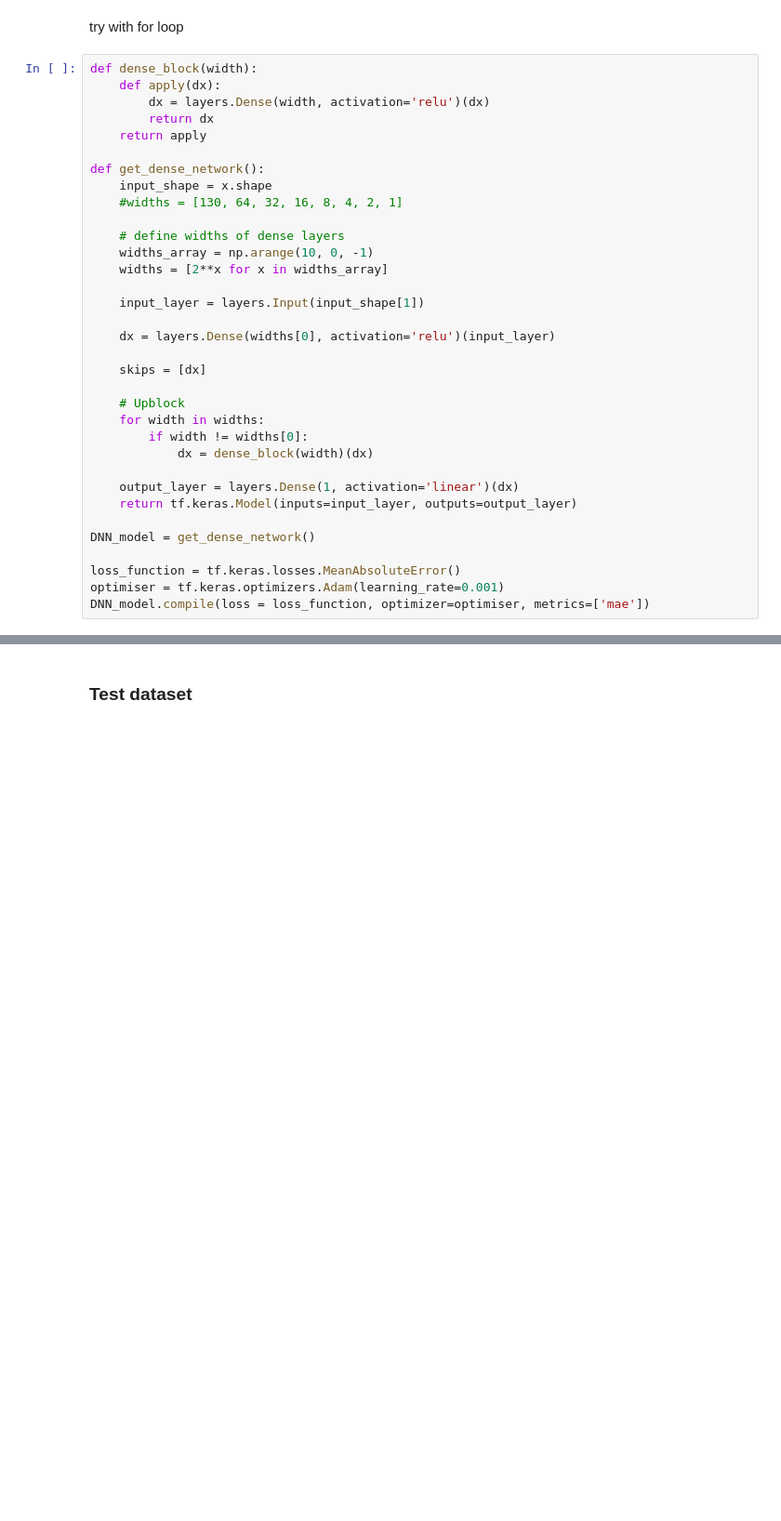
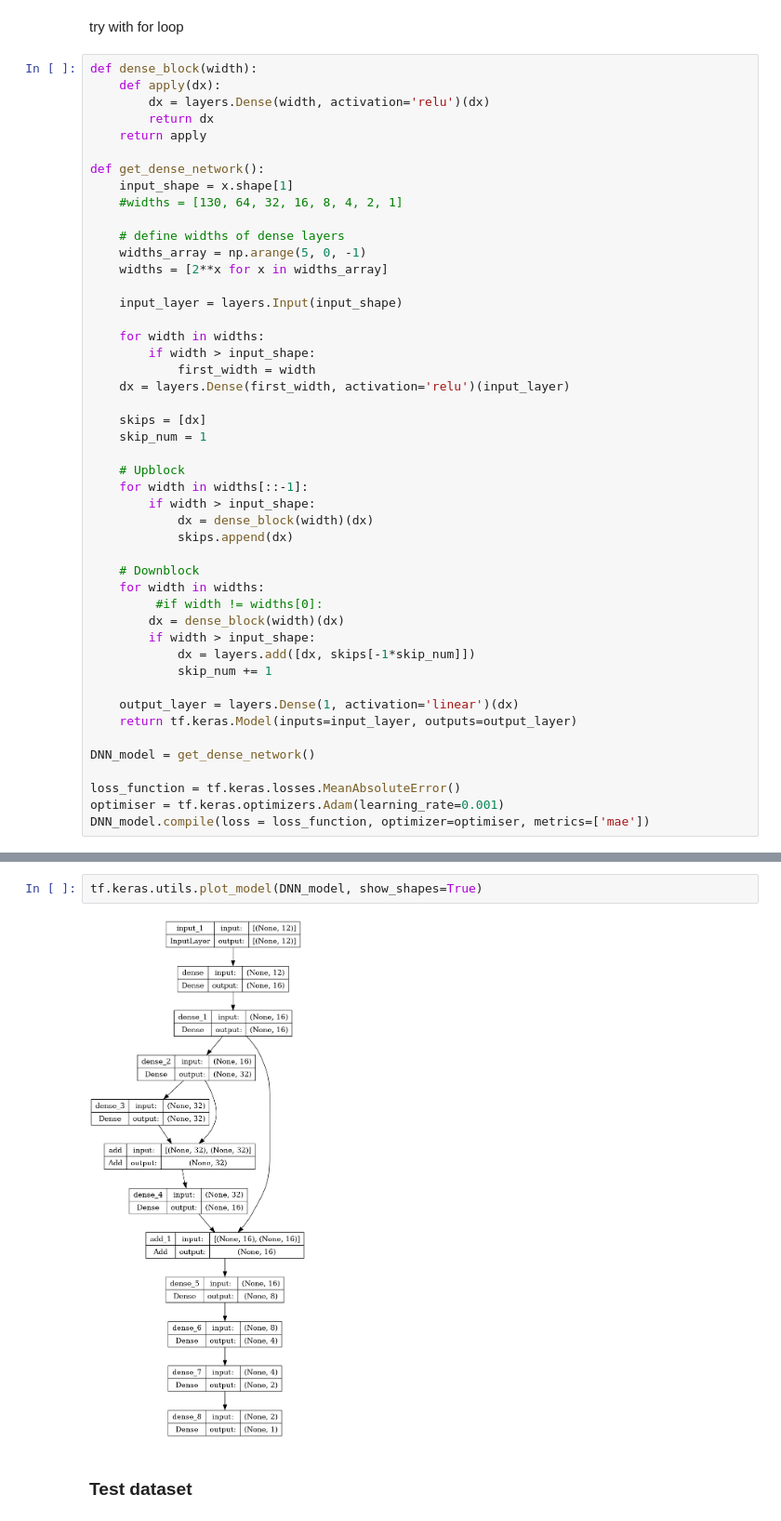
Before and after one commit to ChamodKalupahana/kaggle_mohs_hardness, a Jupyter notebook: cham-mohs.ipynb, the cells around one changed output, grey strips where cells are left out. Shown at 93% size. Cells and saved outputs as stored; diff of their text form; blank space fills up the shorter version.

Commit message:
Created DNN with automatic widths and skip connections

```diff
--- a/cham-mohs.ipynb
+++ b/cham-mohs.ipynb
@@ -108,23 +105,36 @@ def dense_block(width):
     return apply
 
 def get_dense_network():
-    input_shape = x.shape
+    input_shape = x.shape[1]
     #widths = [130, 64, 32, 16, 8, 4, 2, 1]
 
     # define widths of dense layers
-    widths_array = np.arange(10, 0, -1)
+    widths_array = np.arange(5, 0, -1)
     widths = [2**x for x in widths_array]
 
-    input_layer = layers.Input(input_shape[1])
+    input_layer = layers.Input(input_shape)
 
-    dx = layers.Dense(widths[0], activation='relu')(input_layer)
+    for width in widths:
+        if width > input_shape:
+            first_width = width
+    dx = layers.Dense(first_width, activation='relu')(input_layer)
 
     skips = [dx]
+    skip_num = 1
 
     # Upblock
+    for width in widths[::-1]:
+        if width > input_shape:
+            dx = dense_block(width)(dx)
+            skips.append(dx)
+
+    # Downblock
     for width in widths:
-        if width != widths[0]:
-            dx = dense_block(width)(dx)
+         #if width != widths[0]:
+        dx = dense_block(width)(dx)
+        if width > input_shape:
+            dx = layers.add([dx, skips[-1*skip_num]])
+            skip_num += 1
 
     output_layer = layers.Dense(1, activation='linear')(dx)
     return tf.keras.Model(inputs=input_layer, outputs=output_layer)
@@ -157,3 +167,7 @@ _________________________________________________________________
+# %%
+tf.keras.utils.plot_model(DNN_model, show_shapes=True)
+# %% [output]
+[figure, added]
 # %% [markdown]
 ### Test dataset
 # %%
```
Also changed, not shown: parts of 5 cells of this notebook.
